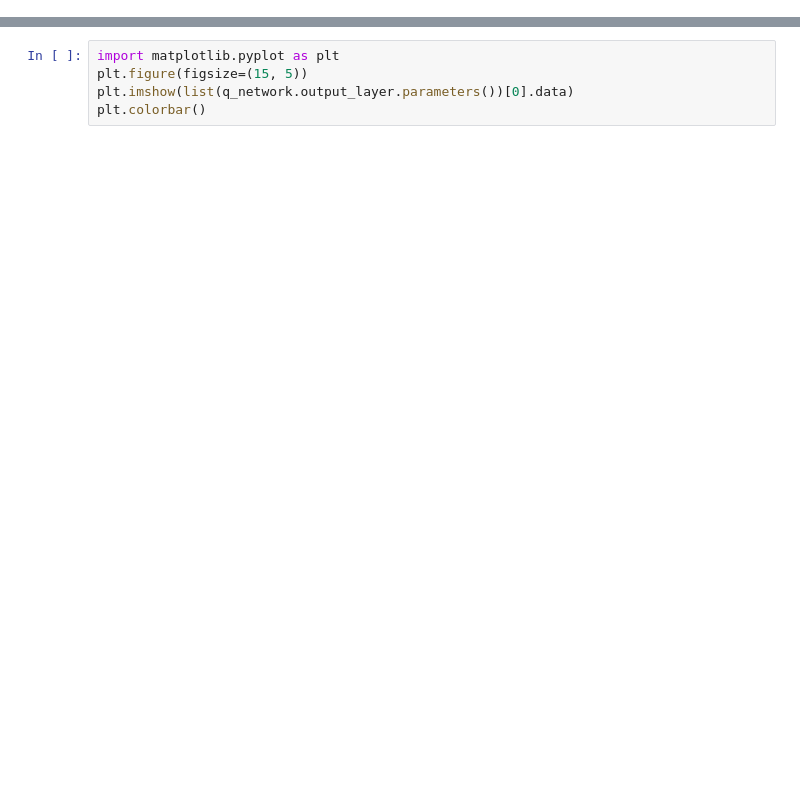
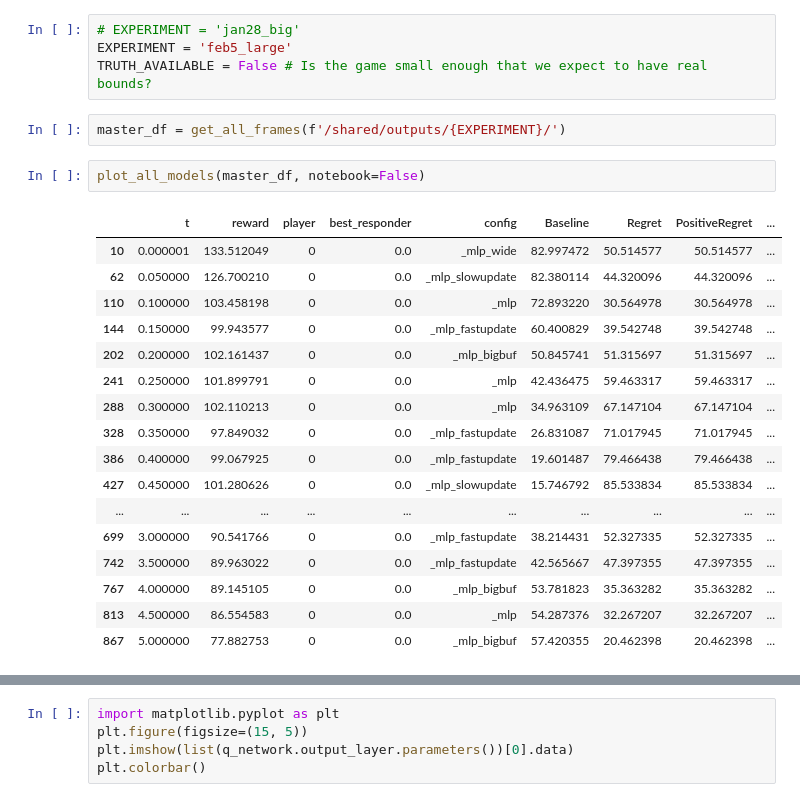
Before and after one commit to newmanne/open_spiel, a Jupyter notebook: open_spiel/python/examples/notebooks/ApproxNashConvEval.ipynb, the cells around one changed output, grey strips where cells are left out. Cells and saved outputs as stored; diff of their text form; blank space fills up the shorter version.

```diff
--- a/open_spiel/python/examples/notebooks/ApproxNashConvEval.ipynb
+++ b/open_spiel/python/examples/notebooks/ApproxNashConvEval.ipynb
@@ -133,0 +60,26 @@ show(plot)
+# %%
+# EXPERIMENT = 'jan28_big'
+EXPERIMENT = 'feb5_large'
+TRUTH_AVAILABLE = False # Is the game small enough that we expect to have real bounds?
+# %%
+master_df = get_all_frames(f'/shared/outputs/{EXPERIMENT}/')
+# %%
+plot_all_models(master_df, notebook=False)
+# %% [output]
+|  | t | reward | player | best_responder | config | Baseline | Regret | PositiveRegret | ... |
+| 10 | 0.000001 | 133.512049 | 0 | 0.0 | _mlp_wide | 82.997472 | 50.514577 | 50.514577 | ... |
+| 62 | 0.050000 | 126.700210 | 0 | 0.0 | _mlp_slowupdate | 82.380114 | 44.320096 | 44.320096 | ... |
+| 110 | 0.100000 | 103.458198 | 0 | 0.0 | _mlp | 72.893220 | 30.564978 | 30.564978 | ... |
+| 144 | 0.150000 | 99.943577 | 0 | 0.0 | _mlp_fastupdate | 60.400829 | 39.542748 | 39.542748 | ... |
+| 202 | 0.200000 | 102.161437 | 0 | 0.0 | _mlp_bigbuf | 50.845741 | 51.315697 | 51.315697 | ... |
+| 241 | 0.250000 | 101.899791 | 0 | 0.0 | _mlp | 42.436475 | 59.463317 | 59.463317 | ... |
+| 288 | 0.300000 | 102.110213 | 0 | 0.0 | _mlp | 34.963109 | 67.147104 | 67.147104 | ... |
+| 328 | 0.350000 | 97.849032 | 0 | 0.0 | _mlp_fastupdate | 26.831087 | 71.017945 | 71.017945 | ... |
+| 386 | 0.400000 | 99.067925 | 0 | 0.0 | _mlp_fastupdate | 19.601487 | 79.466438 | 79.466438 | ... |
+| 427 | 0.450000 | 101.280626 | 0 | 0.0 | _mlp_slowupdate | 15.746792 | 85.533834 | 85.533834 | ... |
+| ... | ... | ... | ... | ... | ... | ... | ... | ... | ... |
+| 699 | 3.000000 | 90.541766 | 0 | 0.0 | _mlp_fastupdate | 38.214431 | 52.327335 | 52.327335 | ... |
+| 742 | 3.500000 | 89.963022 | 0 | 0.0 | _mlp_fastupdate | 42.565667 | 47.397355 | 47.397355 | ... |
+| 767 | 4.000000 | 89.145105 | 0 | 0.0 | _mlp_bigbuf | 53.781823 | 35.363282 | 35.363282 | ... |
+| 813 | 4.500000 | 86.554583 | 0 | 0.0 | _mlp | 54.287376 | 32.267207 | 32.267207 | ... |
+| 867 | 5.000000 | 77.882753 | 0 | 0.0 | _mlp_bigbuf | 57.420355 | 20.462398 | 20.462398 | ... |
```
Also changed, not shown: parts of 18 cells of this notebook, 26 other files.
